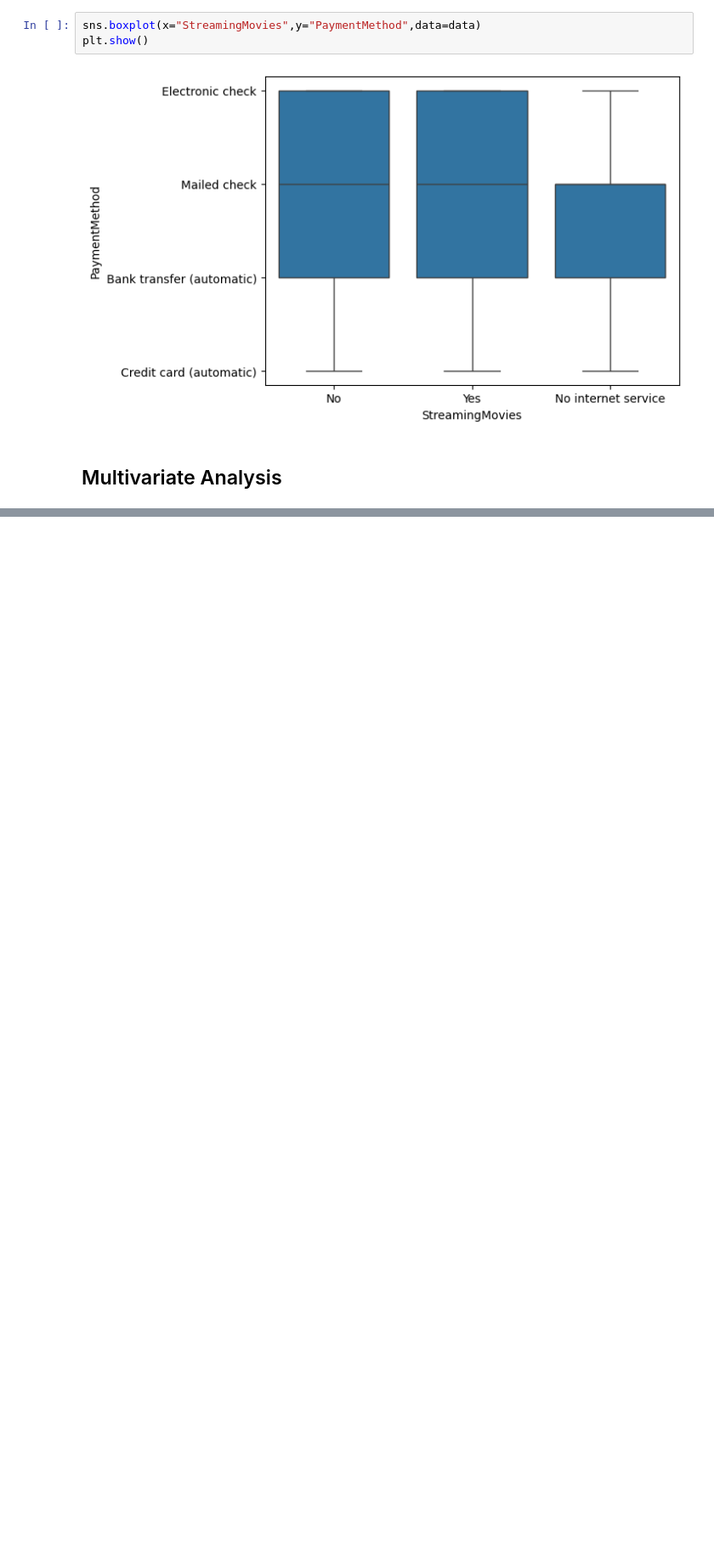
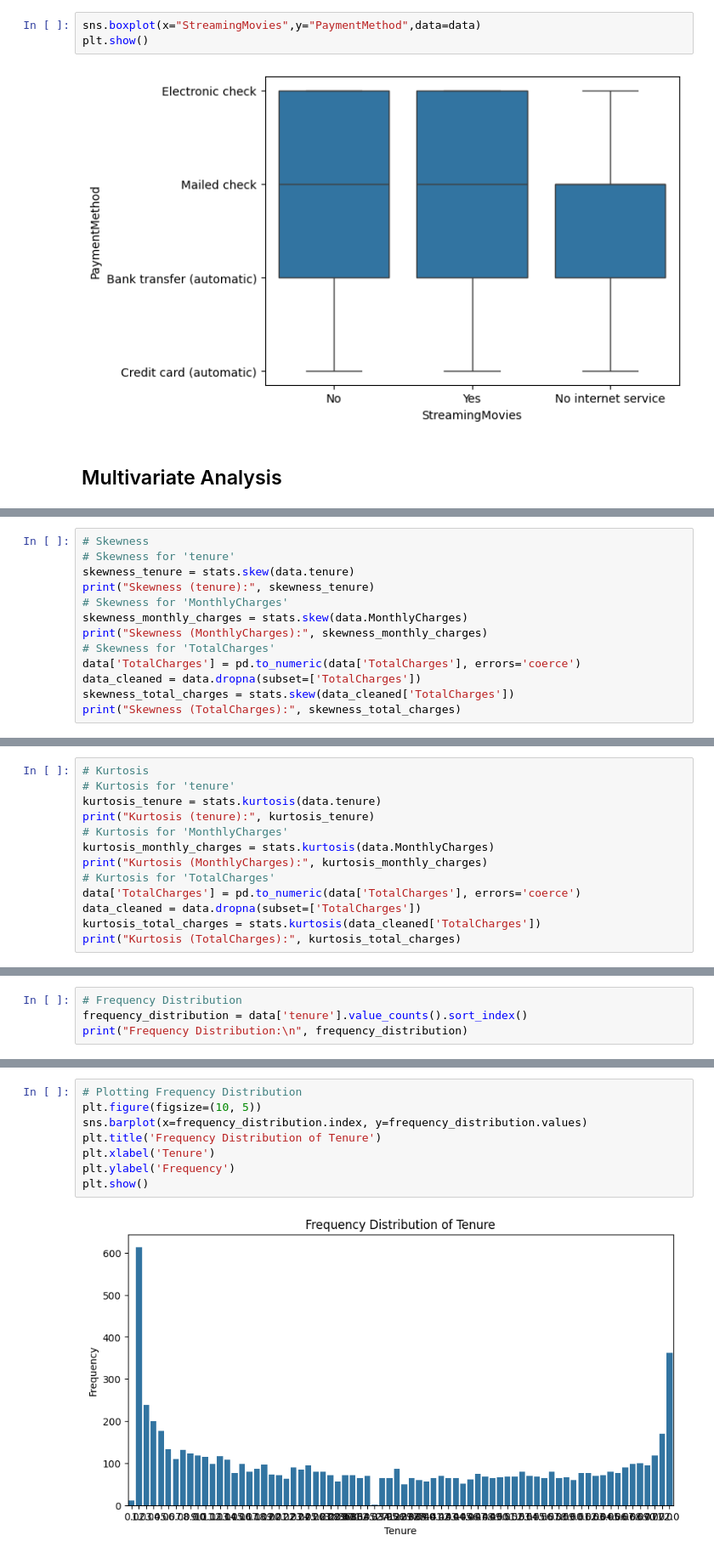
Before and after one commit to ajithk1503/EDA-DA, a Jupyter notebook: EDA_da.ipynb, the cells around one changed output, grey strips where cells are left out. Shown at 85% size. Saved outputs shown, nothing was run; the diff lists cells and outputs as text; blank space fills up the shorter version.

```diff
--- a/EDA_da.ipynb
+++ b/EDA_da.ipynb
@@ -305,0 +534,13 @@ plt.show()
+# %%
+# Skewness
+# Skewness for 'tenure'
+skewness_tenure = stats.skew(data.tenure)
+print("Skewness (tenure):", skewness_tenure)
+# Skewness for 'MonthlyCharges'
+skewness_monthly_charges = stats.skew(data.MonthlyCharges)
+print("Skewness (MonthlyCharges):", skewness_monthly_charges)
+# Skewness for 'TotalCharges'
+data['TotalCharges'] = pd.to_numeric(data['TotalCharges'], errors='coerce')
+data_cleaned = data.dropna(subset=['TotalCharges'])
+skewness_total_charges = stats.skew(data_cleaned['TotalCharges'])
+print("Skewness (TotalCharges):", skewness_total_charges)
@@ -305,0 +551,13 @@ plt.show()
+# %%
+# Kurtosis
+# Kurtosis for 'tenure'
+kurtosis_tenure = stats.kurtosis(data.tenure)
+print("Kurtosis (tenure):", kurtosis_tenure)
+# Kurtosis for 'MonthlyCharges'
+kurtosis_monthly_charges = stats.kurtosis(data.MonthlyCharges)
+print("Kurtosis (MonthlyCharges):", kurtosis_monthly_charges)
+# Kurtosis for 'TotalCharges'
+data['TotalCharges'] = pd.to_numeric(data['TotalCharges'], errors='coerce')
+data_cleaned = data.dropna(subset=['TotalCharges'])
+kurtosis_total_charges = stats.kurtosis(data_cleaned['TotalCharges'])
+print("Kurtosis (TotalCharges):", kurtosis_total_charges)
@@ -305,0 +568,4 @@ plt.show()
+# %%
+# Frequency Distribution
+frequency_distribution = data['tenure'].value_counts().sort_index()
+print("Frequency Distribution:\n", frequency_distribution)
@@ -305,0 +587,10 @@ plt.show()
+# %%
+# Plotting Frequency Distribution
+plt.figure(figsize=(10, 5))
+sns.barplot(x=frequency_distribution.index, y=frequency_distribution.values)
+plt.title('Frequency Distribution of Tenure')
+plt.xlabel('Tenure')
+plt.ylabel('Frequency')
+plt.show()
+# %% [output]
+[figure, added]
```
Also changed, not shown: parts of 42 cells of this notebook.
